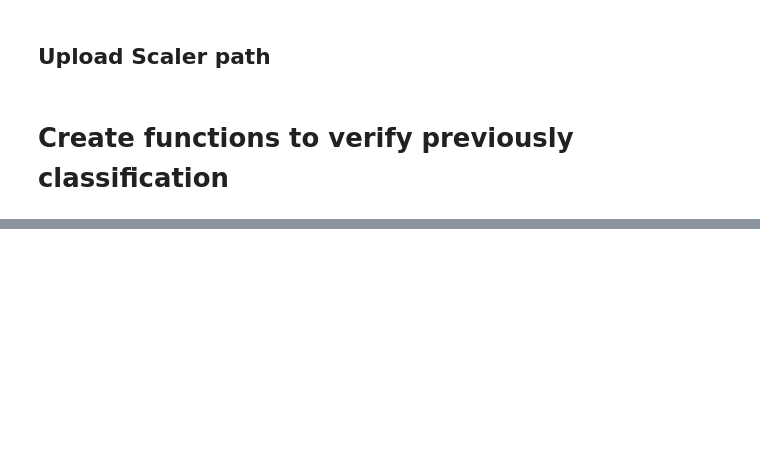
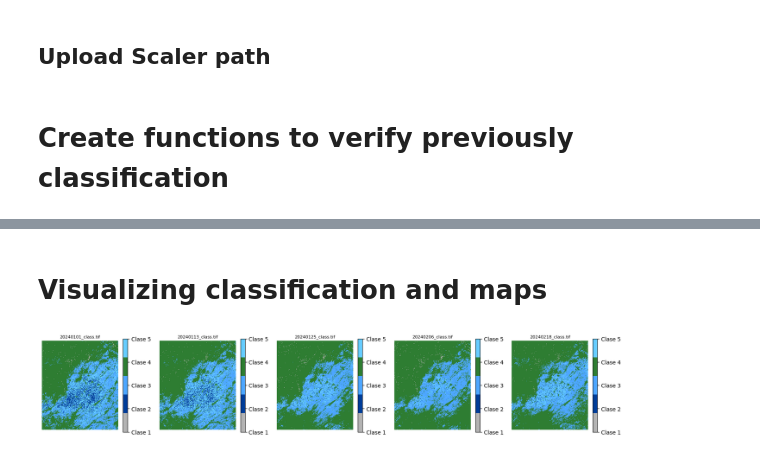
Before and after one commit to CarlosMendez1997Sei/WETSAT_v2, a Jupyter notebook: 2_Modelling_WETSAT_Google_Colab/User_Version_Kmeans_WetSAT.ipynb, the cells around one changed output, grey strips where cells are left out. Cells and saved outputs as stored; diff of their text form; code cells hidden in the pictures; blank space fills up the shorter version.

```diff
--- a/2_Modelling_WETSAT_Google_Colab/User_Version_Kmeans_WetSAT.ipynb
+++ b/2_Modelling_WETSAT_Google_Colab/User_Version_Kmeans_WetSAT.ipynb
@@ -395,0 +458,10 @@ if __name__ == "__main__":
+# %%
+# ✅ Suggested update: define class_map explicitly with descriptive labels
+# Adjust labels according to your cluster interpretation (from cluster_stats.csv)
+class_map = {
+  1: "Non-water",	#B3B3B3
+  2:	"Open water",	#003D99
+  3:	"Transitional",	#4DA6FF
+  4:	"Inundated vegetation",	#2E7D32
+  5:	"Transitional water 2"	#66CCFF
+}
@@ -395,0 +507,2 @@ if __name__ == "__main__":
+# %% [markdown]
+# Visualizing classification and maps
@@ -395,0 +565,15 @@ if __name__ == "__main__":
+# %%
+# ✅ Suggested update: define class_map explicitly with descriptive labels
+# Adjust labels according to your cluster interpretation (from cluster_stats.csv)
+class_map = {
+  1: "#B3B3B3",
+  2: "#003D99",
+  3: "#4DA6FF",
+  4: "#2E7D32",
+  5: "#66CCFF"
+}
+# %%
+# Run visualization only on classified rasters
+visualizar_kmeans_coloreado("/content/WetSAT/data_cut_dB", class_map=class_map)
+# %% [output]
+[figure, added]
```
Also changed, not shown: parts of 17 cells of this notebook.
